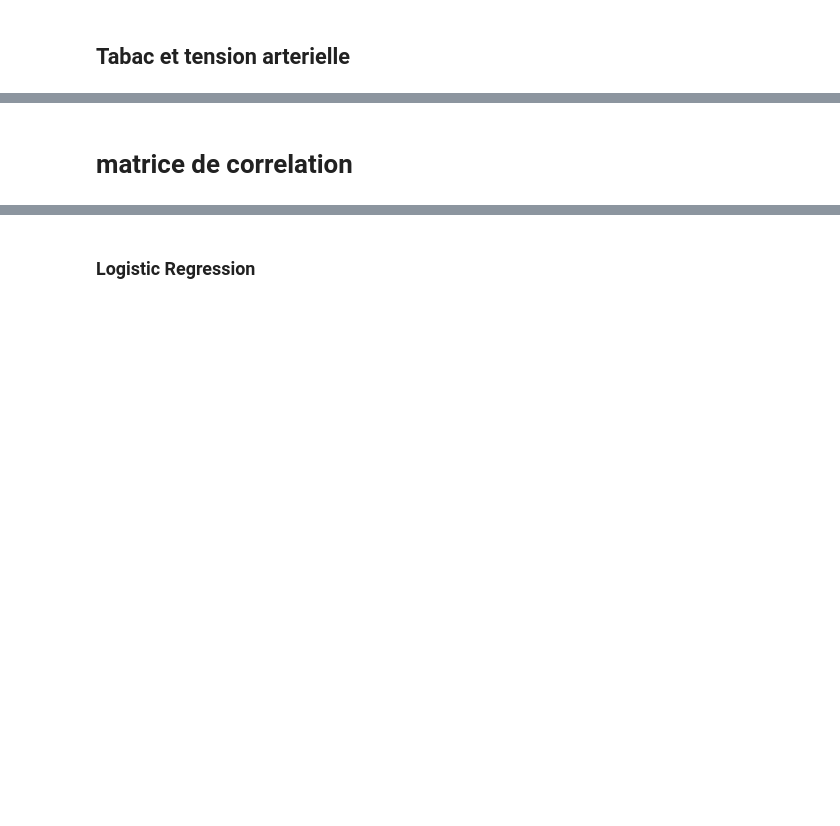
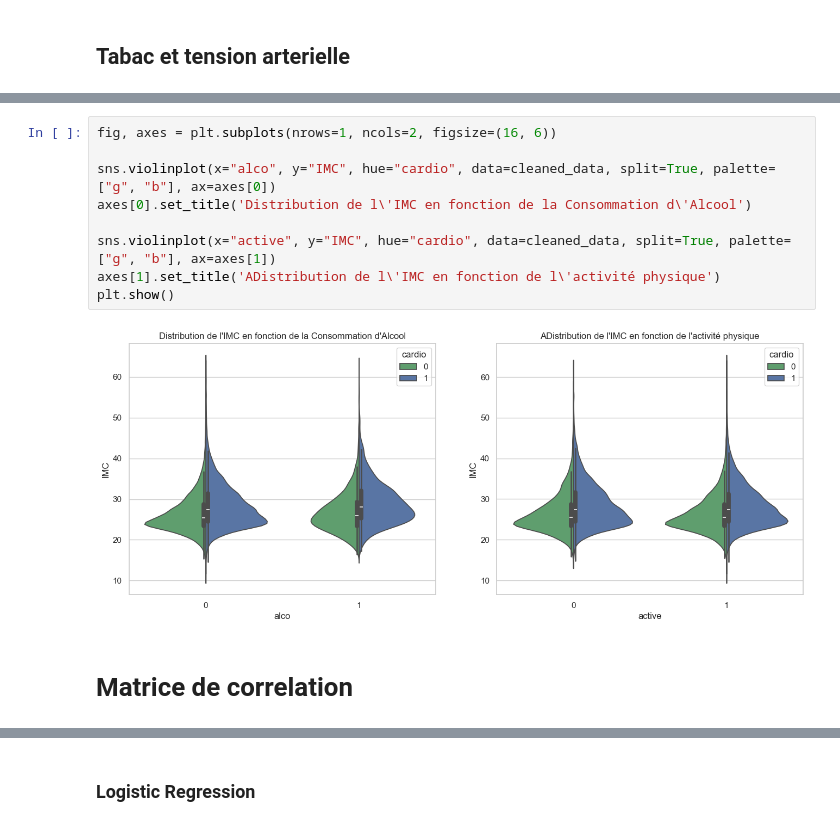
Before and after one commit to OussamaLay/maladie-cardiovasculaire, a Jupyter notebook: cardio.ipynb, the cells around one changed output, grey strips where cells are left out. Drawn from its saved outputs; the diff is of its cells as text; blank space fills up the shorter version.

```diff
--- a/cardio.ipynb
+++ b/cardio.ipynb
@@ -269,5 +307,16 @@ plt.show()
+# %%
+fig, axes = plt.subplots(nrows=1, ncols=2, figsize=(16, 6))
+
+sns.violinplot(x="alco", y="IMC", hue="cardio", data=cleaned_data, split=True, palette=["g", "b"], ax=axes[0])
+axes[0].set_title('Distribution de l\'IMC en fonction de la Consommation d\'Alcool')
+
+sns.violinplot(x="active", y="IMC", hue="cardio", data=cleaned_data, split=True, palette=["g", "b"], ax=axes[1])
+axes[1].set_title('ADistribution de l\'IMC en fonction de l\'activité physique')
+plt.show()
+# %% [output]
+[figure, added]
 # %% [markdown]
-# matrice de correlation
+# Matrice de correlation
 # %%
 correlation_matrix = cleaned_data.corr()
 
```
Also changed, not shown: parts of 44 cells of this notebook, 1 other file.
